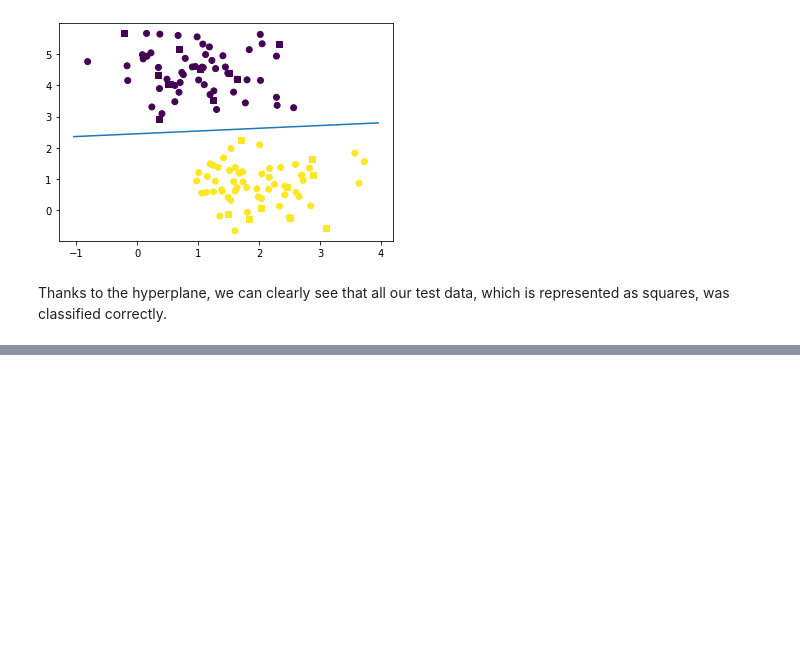
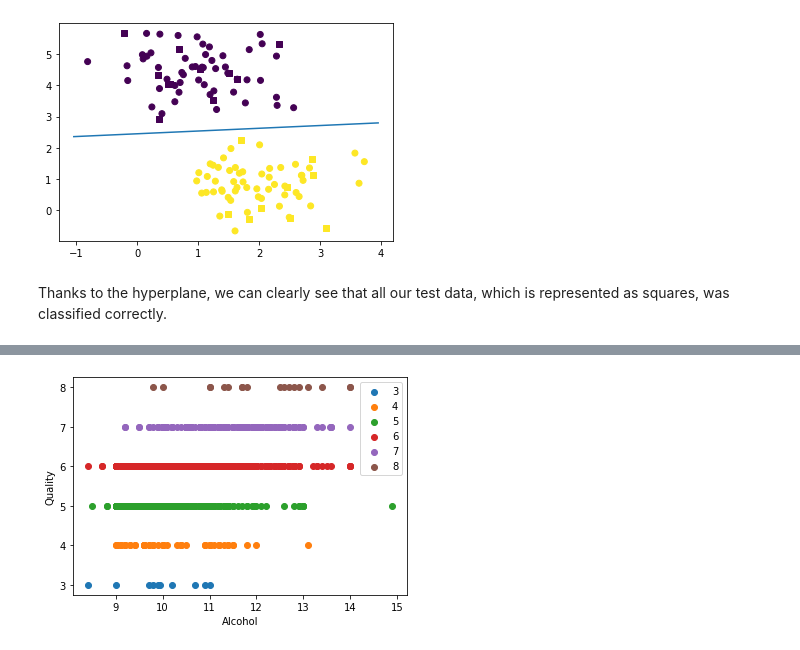
Before and after one commit to antongolubev12/emergingTech, a Jupyter notebook: scikit-learn.ipynb, the cells around one changed output, grey strips where cells are left out. Saved outputs shown, nothing was run; the diff lists cells and outputs as text; code cells hidden in the pictures; blank space fills up the shorter version.

```diff
--- a/scikit-learn.ipynb
+++ b/scikit-learn.ipynb
@@ -220,0 +315,12 @@ The kernel allows for the transformation of the data into a higher or lower dime
+# %%
+fig, ax = plt.subplots()
+
+for quality, data in df.groupby('quality'):
+    ax.scatter(data['alcohol'], data['quality'], label=quality)
+
+#Label the axes.
+ax.set_xlabel('Alcohol')
+ax.set_ylabel('Quality')
+ax.legend();
+# %% [output]
+[figure, added]
```
Also changed, not shown: parts of 38 cells of this notebook, 3 other files.
